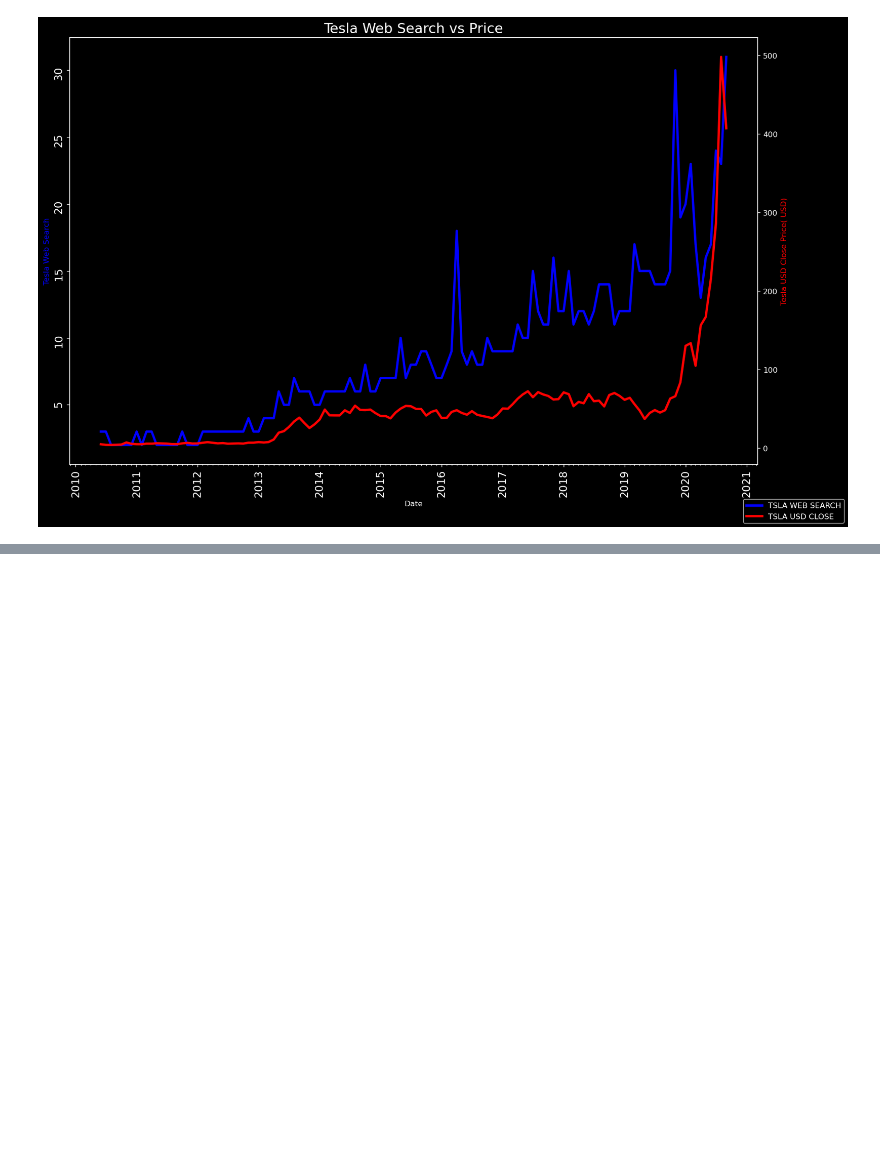
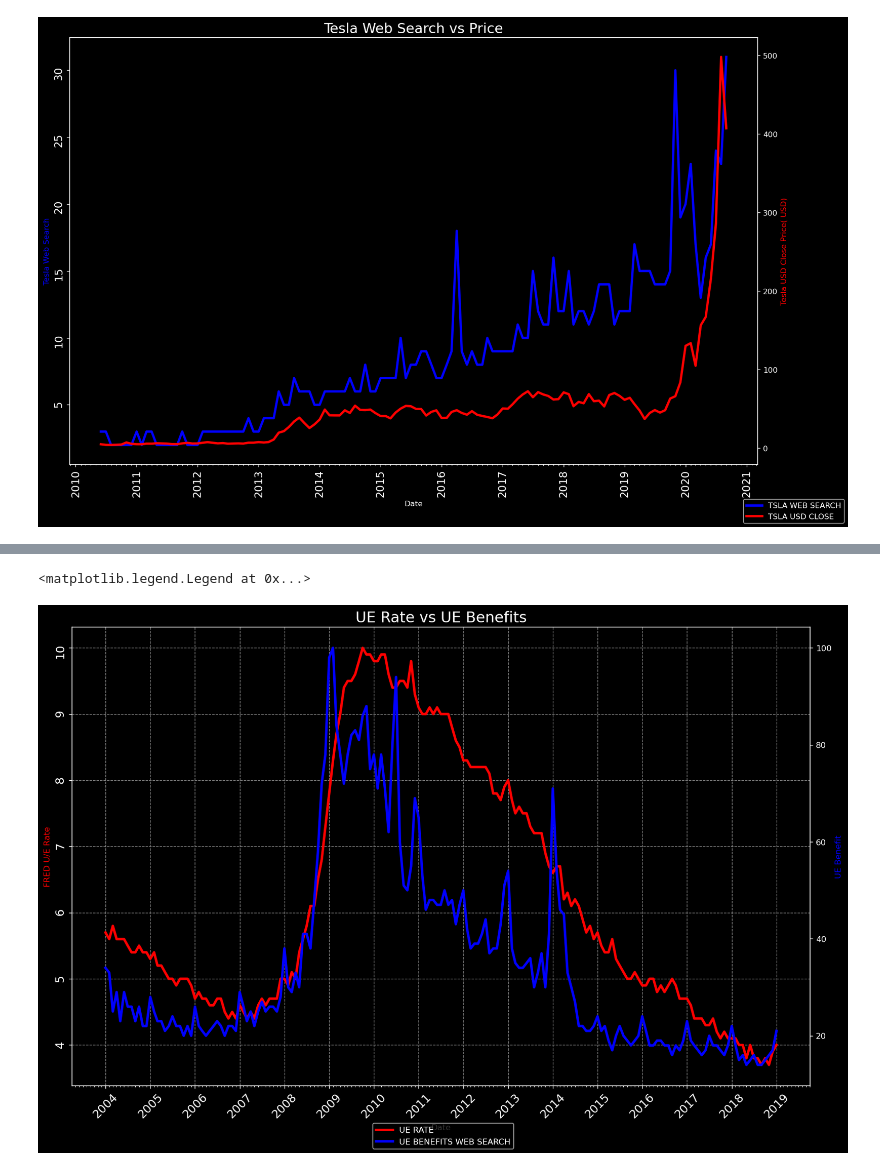
Before and after one commit to shane-221/Python_Basics, a Jupyter notebook: 09_Advanced-Data_Analysis(Pandas-Plotly-Seaborn)/75_Day_75_Matplotlib_Advanced/main.ipynb, the cells around one changed output, grey strips where cells are left out. Saved outputs shown, nothing was run; the diff lists cells and outputs as text; code cells hidden in the pictures; blank space fills up the shorter version.

Commit message:
Adding grids to my graph

```diff
--- a/09_Advanced-Data_Analysis(Pandas-Plotly-Seaborn)/75_Day_75_Matplotlib_Advanced/main.ipynb
+++ b/09_Advanced-Data_Analysis(Pandas-Plotly-Seaborn)/75_Day_75_Matplotlib_Advanced/main.ipynb
@@ -179,0 +181,3 @@ plt.show()
+# %%
+unemployment_df = pd.read_csv("./Data/UE Benefits Search vs UE Rate 2004-19.csv")
+unemployment_df.head()
@@ -179,0 +191,54 @@ plt.show()
+# %%
+# Convert the months into average yearly v
+unemployment_df["MONTH"] = pd.to_datetime(unemployment_df["MONTH"])
+# %%
+
+#=====================================================================Diagram===================================================================================#
+import matplotlib.pyplot as plt
+    # Sizing of the diagram
+plt.figure(figsize = (16,10), dpi =120)
+plt.xticks(fontsize= 14 , rotation = 45)
+plt.yticks(fontsize= 14, rotation = 90)
+
+
+    # adjsuting the dates
+import matplotlib.dates as mdates
+Years= mdates.YearLocator()             # Find the years
+Months = mdates.MonthLocator()          # Find the months
+YearFMT = mdates.DateFormatter('%Y')    # In this format
+
+
+    #  Twin axis
+ax1 =  plt.gca()
+ax2 = ax1.twinx()
+
+ax1.plot(unemployment_df["MONTH"],
+         unemployment_df["UNRATE"],
+         linewidth =3,
+         label = "UE RATE",
+         color= "r")
+ax2.plot(unemployment_df["MONTH"],
+         unemployment_df["UE_BENEFITS_WEB_SEARCH"],
+         linewidth =3,
+         label = "UE BENEFITS WEB SEARCH",
+         color ="b")
+
+ax1.xaxis.set_major_locator(Years)      # Major locator in years
+ax1.xaxis.set_minor_locator(Months)     # Minor locator in months
+ax1.xaxis.set_major_formatter(YearFMT)  # Years in this format.
+
+    # Other functionalities
+ax1.set_xlabel("Date")
+plt.title("UE Rate vs UE Benefits", fontsize=18, loc ="center")
+ax2.set_ylabel("UE Benefit", color = "b")
+ax1.set_ylabel("FRED U/E Rate", color = "r")
+
+        # Adding a grey grid to chart
+ax1.grid(True, linestyle = "--", color = "grey")
+
+    # Legend
+function =plt.gcf()
+function.legend(loc ="lower center")
+# %% [output]
+<matplotlib.legend.Legend at 0x...>
+[figure, added]
```
Also changed, not shown: parts of 3 cells of this notebook.
